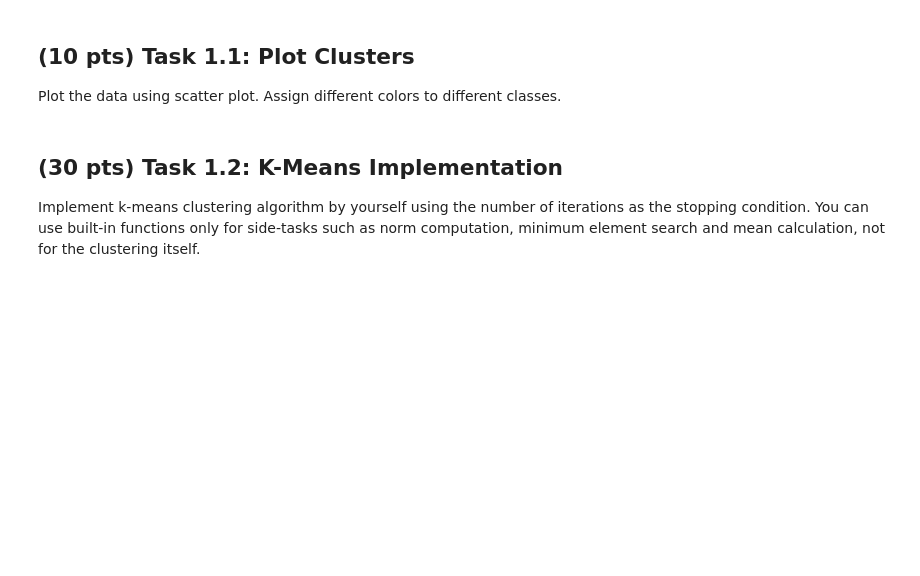
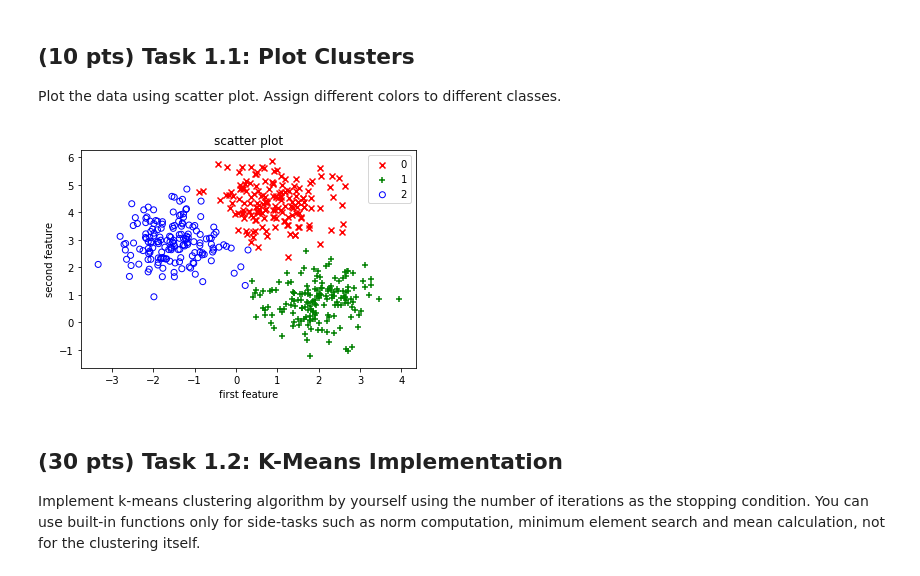
Before and after one commit to yavuzDemir21/Machine-Learning-Kmeans-PCA, a Jupyter notebook: SolnTemplate.ipynb, the cells around one changed output. Drawn from its saved outputs; the diff is of its cells as text; code cells hidden in the pictures; blank space fills up the shorter version.

```diff
--- a/SolnTemplate.ipynb
+++ b/SolnTemplate.ipynb
@@ -13,4 +13,4 @@ Please download `kmeans_data.zip`. In this problem, ground truth cluster assignm
 # %%
 import numpy as np
 # %%
-np.load('kmeans_data/data.npy')
+kmeans_data = np.load('kmeans_data/data.npy')
@@ -34,0 +17,2 @@ array([[ 1.06510854,  4.58517988],
+# %%
+labels = np.load('kmeans_data/label.npy')
@@ -38,0 +49,5 @@ Plot the data using scatter plot. Assign different colors to different classes.
+# %%
+def plotter(x_feature_data,y_feature_data, label_data, legend_pos, x_label_name, y_label_name, title, col1=0, col2=1):
+    plottable=np.column_stack((x_feature_data,y_feature_data))
+    plotterStacked(plottable, label_data, legend_pos, x_label_name, y_label_name, title)
+    plt.show()
@@ -39,3 +66,8 @@ Plot the data using scatter plot. Assign different colors to different classes.
+# %%
+plotter(kmeans_data[:,0],kmeans_data[:,1], labels, \
+        'upper right', 'first feature', 'second feature', 'scatter plot')
+# %% [output]
+[figure, added]
 # %% [markdown]
 ## (30 pts) Task 1.2: K-Means Implementation
 
```
Also changed, not shown: parts of 16 cells of this notebook.
